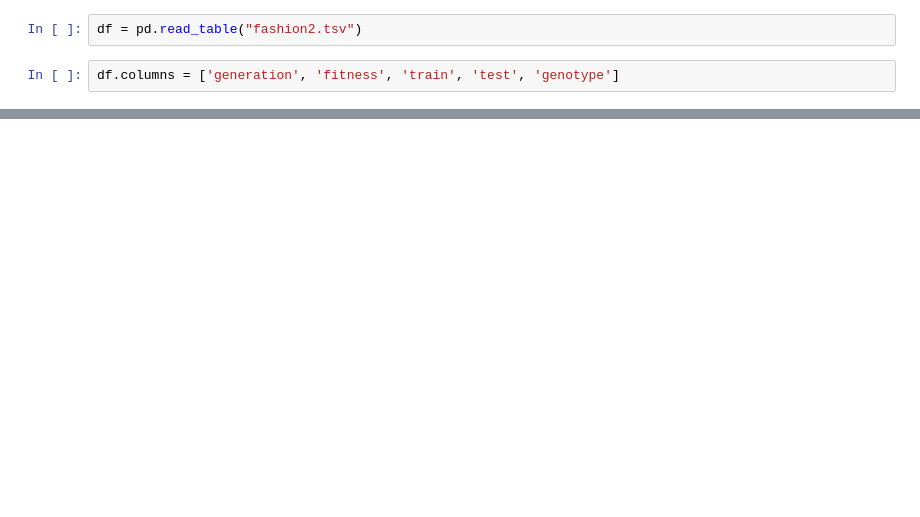
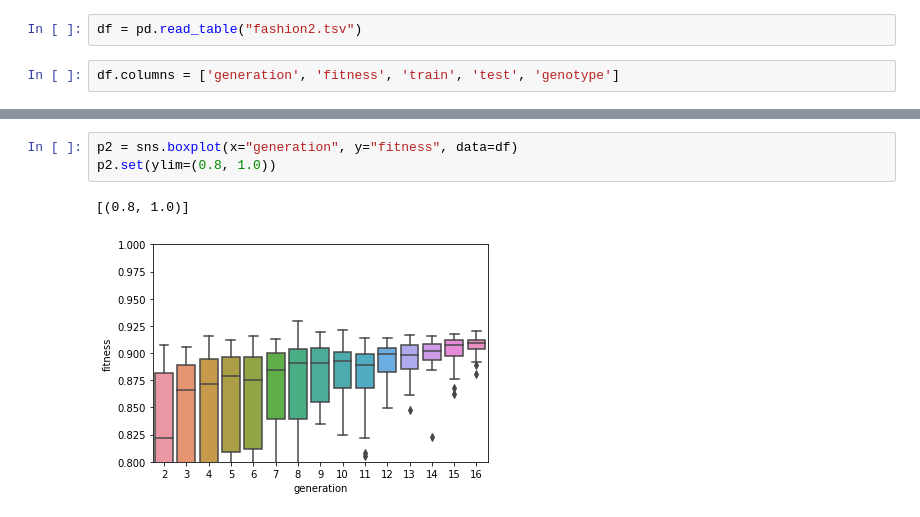
Before and after one commit to roblanf/netcaster, a Jupyter notebook: plot.ipynb, the cells around one changed output, grey strips where cells are left out. Saved outputs shown, nothing was run; the diff lists cells and outputs as text; blank space fills up the shorter version.

Commit message:
update plot ipynb

```diff
--- a/plot.ipynb
+++ b/plot.ipynb
@@ -19,3 +20,9 @@ p2 = sns.boxplot(x="generation", y="fitness", data=df)
+# %%
+p2 = sns.boxplot(x="generation", y="fitness", data=df)
+p2.set(ylim=(0.8, 1.0))
+# %% [output]
+[(0.8, 1.0)]
+[figure, added]
 # %%
 sns.scatterplot(y='fitness',x='train',data=df)
 # %% [output]
```
Also changed, not shown: parts of 8 cells of this notebook.
